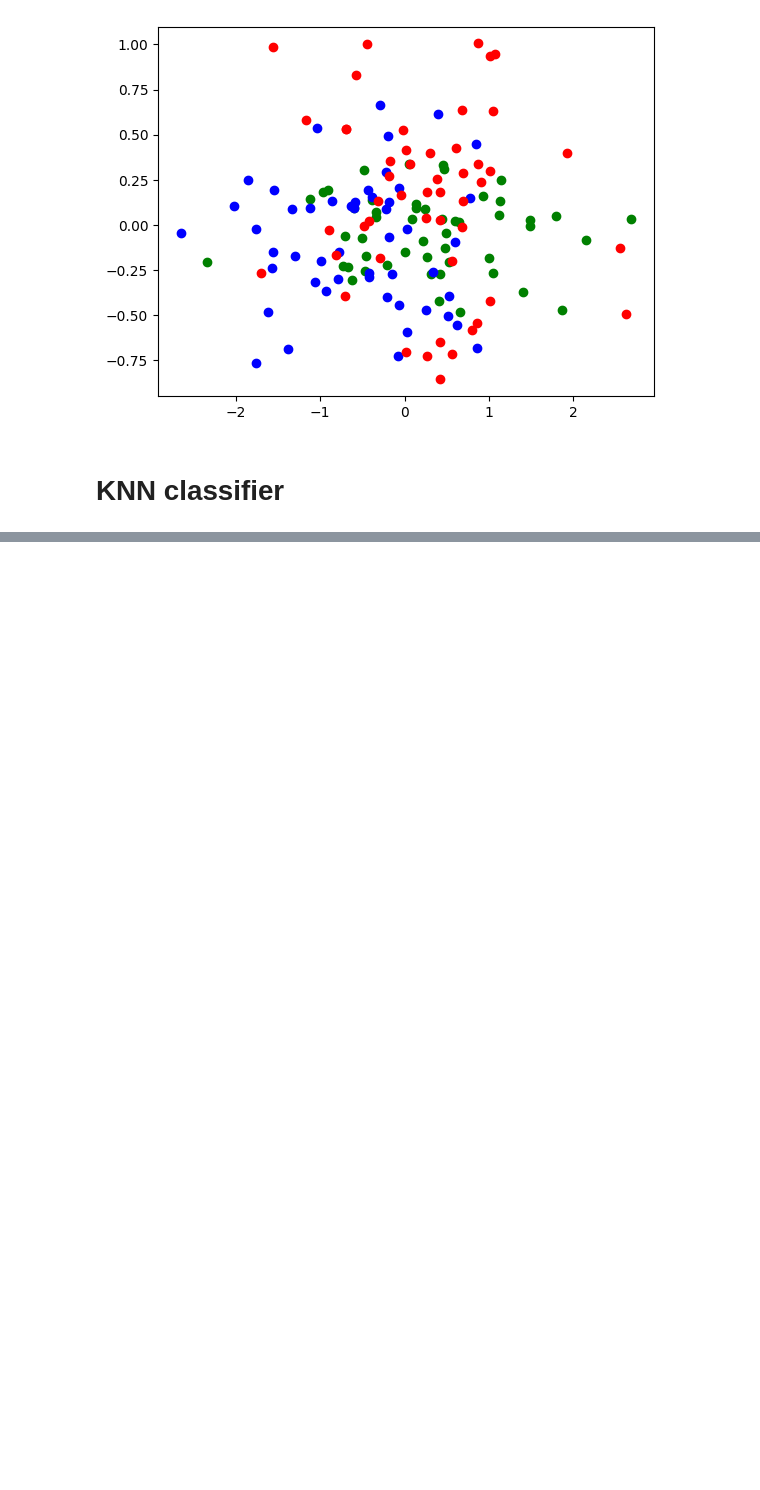
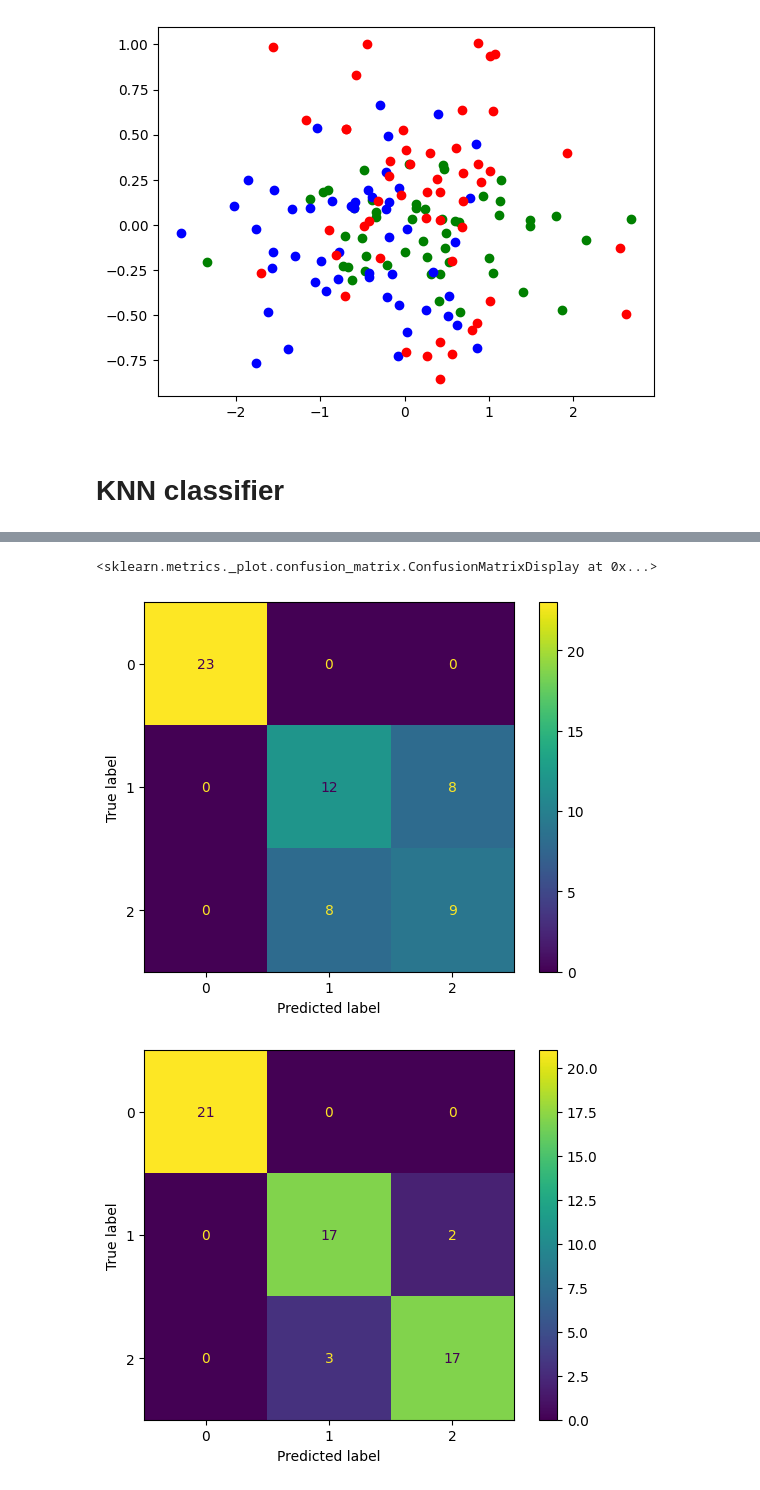
Before and after one commit to Comoz/ml_comoz, a Jupyter notebook: lab/lab4/MPA_MLF_PCA_2_students.ipynb, the cells around one changed output, grey strips where cells are left out. Cells and saved outputs as stored; diff of their text form; code cells hidden in the pictures; blank space fills up the shorter version.

```diff
--- a/lab/lab4/MPA_MLF_PCA_2_students.ipynb
+++ b/lab/lab4/MPA_MLF_PCA_2_students.ipynb
@@ -149,13 +149,28 @@ ConfusionMatrixDisplay.from_predictions(ypca_test,Ypcapred)
 # %%
 # Now do the same, but use only 2-dimensional data of original X (first two columns)
 
-Xpca_train,Xpca_test,ypca_train,ypca_test= train_test_split(Xpp[:,0:4],y,test_size=0.4)
+Xpp2_train,Xpp2_test,ypp2_train,ypp2_test= train_test_split(Xpp[:,0:2],y,test_size=0.4)
 knn2=KNeighborsClassifier(n_neighbors = 3)
-knn2.fit(Xpca_train,ypca_train)
-Ypcapred=knn2.predict(Xpca_test)
+knn2.fit(Xpp2_train,ypp2_train)
+Ypp2pred=knn2.predict(Xpp2_test)
 
-confusion_matrix(ypca_test,Ypcapred)
-ConfusionMatrixDisplay.from_predictions(ypca_test,Ypcapred)
+confusion_matrix(ypp2_test,Ypp2pred)
+ConfusionMatrixDisplay.from_predictions(ypp2_test,Ypp2pred)
 
 
 #Xpca with X reduced to first columns
+Xpca = pca.transform(Xpp[:,0:4])
+
+
+
+Xpca2_train,Xpca2_test,ypca2_train,ypca2_test= train_test_split(Xpca[:,0:2],y,test_size=0.4)
+knn2=KNeighborsClassifier(n_neighbors = 3)
+knn2.fit(Xpca2_train,ypca2_train)
+Ypca2pred=knn2.predict(Xpca2_test)
+
+confusion_matrix(ypca2_test,Ypca2pred)
+ConfusionMatrixDisplay.from_predictions(ypca2_test,Ypca2pred)
+# %% [output]
+<sklearn.metrics._plot.confusion_matrix.ConfusionMatrixDisplay at 0x...>
+[figure, added]
+[figure, added]
```
Also changed, not shown: parts of 2 cells of this notebook.
